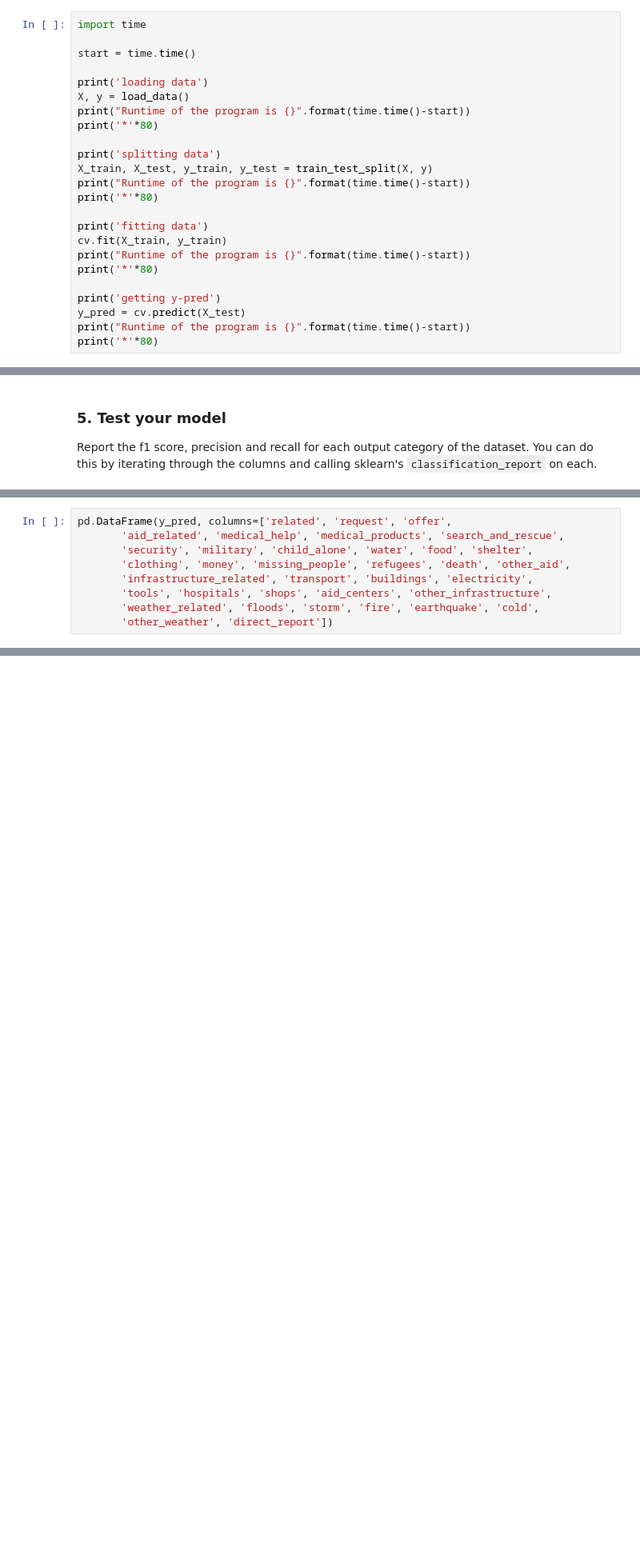
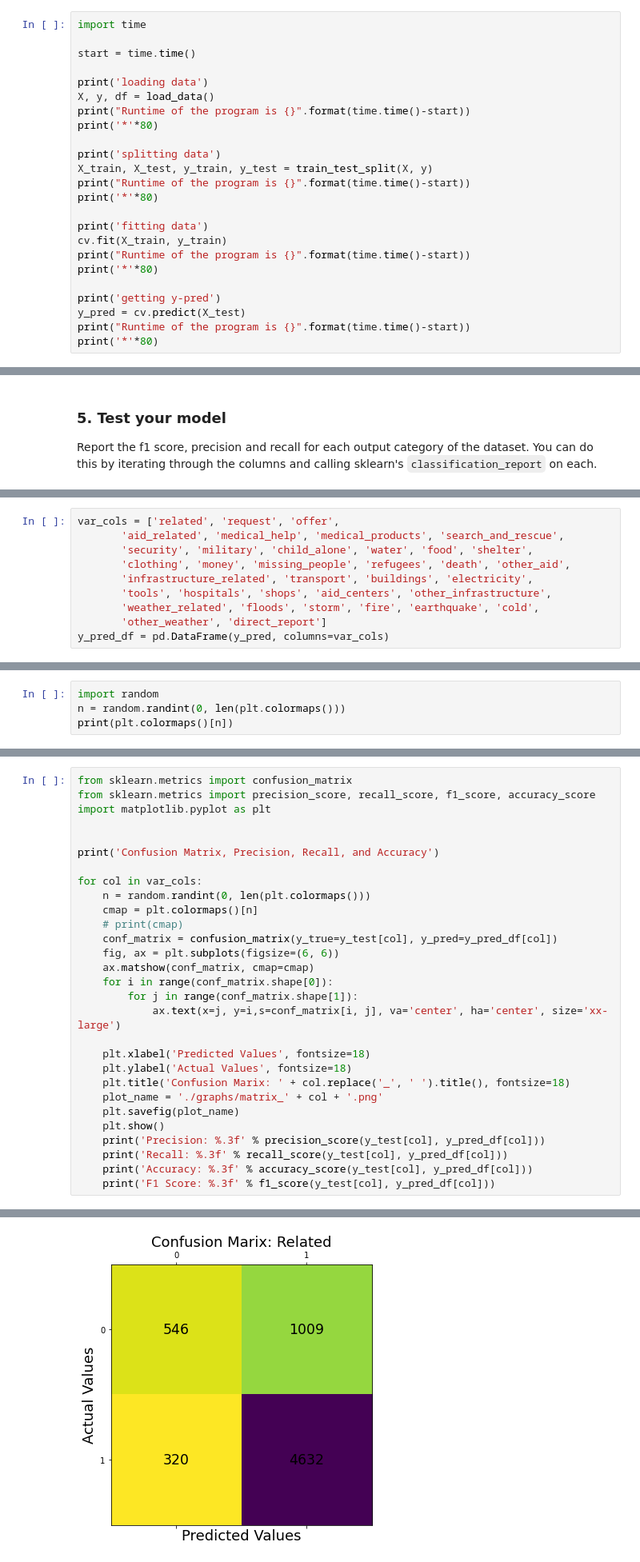
Before and after one commit to Bboofs/disaster_response, a Jupyter notebook: ML Pipeline Preparation.ipynb, the cells around one changed output, grey strips where cells are left out. Shown at 80% size. Cells and saved outputs as stored; diff of their text form; blank space fills up the shorter version.

```diff
--- a/ML Pipeline Preparation.ipynb
+++ b/ML Pipeline Preparation.ipynb
@@ -134,7 +179,7 @@ import time
 start = time.time()
 
 print('loading data')
-X, y = load_data()
+X, y, df = load_data()
 print("Runtime of the program is {}".format(time.time()-start))
 print('*'*80)
 
@@ -191,10 +239,11 @@ Runtime of the program is 7580.139538526535
 ********************************************************************************
 # %%
-pd.DataFrame(y_pred, columns=['related', 'request', 'offer',
+var_cols = ['related', 'request', 'offer',
        'aid_related', 'medical_help', 'medical_products', 'search_and_rescue',
        'security', 'military', 'child_alone', 'water', 'food', 'shelter',
        'clothing', 'money', 'missing_people', 'refugees', 'death', 'other_aid',
        'infrastructure_related', 'transport', 'buildings', 'electricity',
        'tools', 'hospitals', 'shops', 'aid_centers', 'other_infrastructure',
        'weather_related', 'floods', 'storm', 'fire', 'earthquake', 'cold',
-       'other_weather', 'direct_report'])
+       'other_weather', 'direct_report']
+y_pred_df = pd.DataFrame(y_pred, columns=var_cols)
@@ -235,0 +303,4 @@ dtype: float64
+# %%
+import random
+n = random.randint(0, len(plt.colormaps()))
+print(plt.colormaps()[n])
@@ -235,0 +309,30 @@ dtype: float64
+# %%
+from sklearn.metrics import confusion_matrix
+from sklearn.metrics import precision_score, recall_score, f1_score, accuracy_score
+import matplotlib.pyplot as plt
+
+
+print('Confusion Matrix, Precision, Recall, and Accuracy')
+
+for col in var_cols:
+    n = random.randint(0, len(plt.colormaps()))
+    cmap = plt.colormaps()[n]
+    # print(cmap)
+    conf_matrix = confusion_matrix(y_true=y_test[col], y_pred=y_pred_df[col])
+    fig, ax = plt.subplots(figsize=(6, 6))
+    ax.matshow(conf_matrix, cmap=cmap)
+    for i in range(conf_matrix.shape[0]):
+        for j in range(conf_matrix.shape[1]):
+            ax.text(x=j, y=i,s=conf_matrix[i, j], va='center', ha='center', size='xx-large')
+
+    plt.xlabel('Predicted Values', fontsize=18)
+    plt.ylabel('Actual Values', fontsize=18)
+    plt.title('Confusion Marix: ' + col.replace('_', ' ').title(), fontsize=18)
+    plot_name = './graphs/matrix_' + col + '.png'
+    plt.savefig(plot_name)
+    plt.show()
+    print('Precision: %.3f' % precision_score(y_test[col], y_pred_df[col]))
+    print('Recall: %.3f' % recall_score(y_test[col], y_pred_df[col]))
+    print('Accuracy: %.3f' % accuracy_score(y_test[col], y_pred_df[col]))
+    print('F1 Score: %.3f' % f1_score(y_test[col], y_pred_df[col]))
+# %% [output]
@@ -235,0 +340 @@ dtype: float64
+[figure, added]
```
Also changed, not shown: parts of 21 cells of this notebook, 43 other files.
